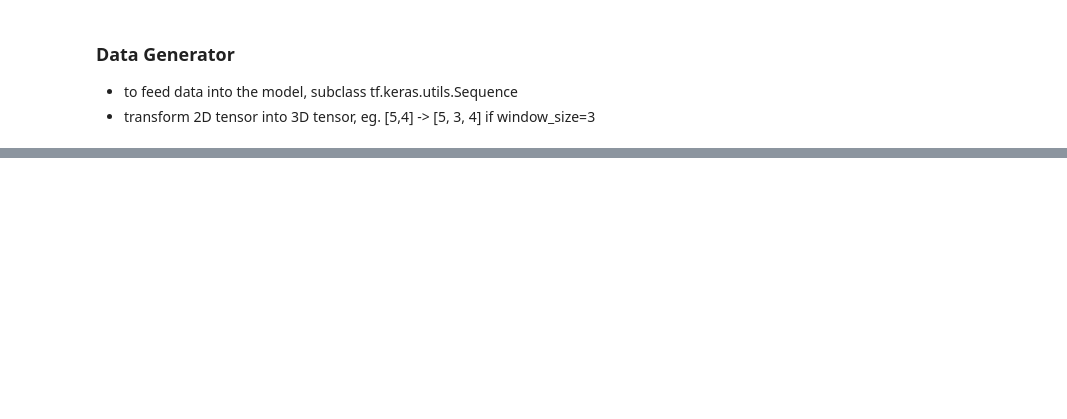
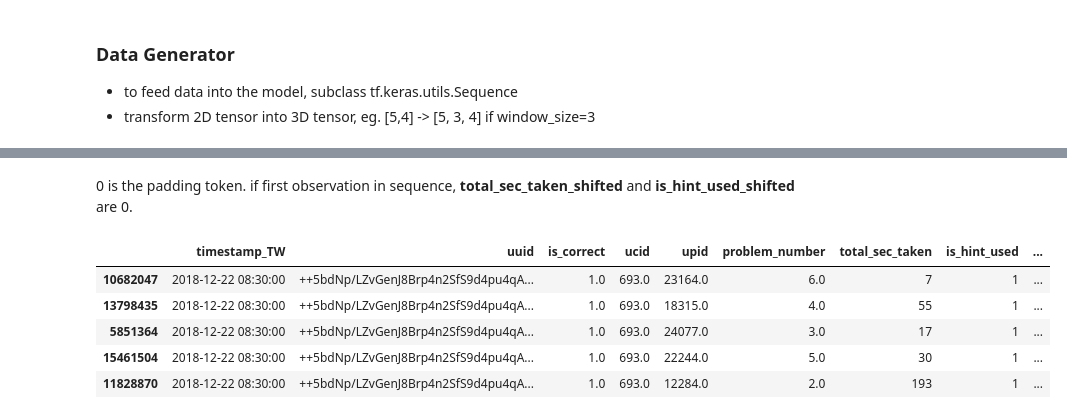
Before and after one commit to timmmlim/bt4103-junyi, a Jupyter notebook: Transformer Prediction.ipynb, the cells around one changed output, grey strips where cells are left out. Drawn from its saved outputs; the diff is of its cells as text; code cells hidden in the pictures; blank space fills up the shorter version.

```diff
--- a/Transformer Prediction.ipynb
+++ b/Transformer Prediction.ipynb
@@ -157,6 +205,3 @@ user_dict = {uuid: u.drop(columns=['uuid', 'timestamp_TW', 'total_sec_taken', 'i
 
 * to feed data into the model, subclass tf.keras.utils.Sequence
 * transform 2D tensor into 3D tensor, eg. [5,4] -> [5, 3, 4] if window_size=3
-# %%
-user_log_problem['is_correct'] = np.where(user_log_problem['is_correct'], 1, 0)
-user_log_problem['is_correct'].value_counts(normalize=True)
@@ -277,3 +311,15 @@ RiidSequence(user_dict , windows_size=30).user_example().head()
+# %% [markdown]
+0 is the padding token. if first observation in sequence, **total_sec_taken_shifted** and **is_hint_used_shifted** are 0.
+# %%
+uuid = user_log_problem.loc[10682047]['uuid']
+user_log_problem[user_log_problem['uuid']==uuid]
+# %% [output]
+|  | timestamp_TW | uuid | is_correct | ucid | upid | problem_number | total_sec_taken | is_hint_used | ... |
+| 10682047 | 2018-12-22 08:30:00 | ++5bdNp/LZvGenJ8Brp4n2SfS9d4pu4qA... | 1.0 | 693.0 | 23164.0 | 6.0 | 7 | 1 | ... |
+| 13798435 | 2018-12-22 08:30:00 | ++5bdNp/LZvGenJ8Brp4n2SfS9d4pu4qA... | 1.0 | 693.0 | 18315.0 | 4.0 | 55 | 1 | ... |
+| 5851364 | 2018-12-22 08:30:00 | ++5bdNp/LZvGenJ8Brp4n2SfS9d4pu4qA... | 1.0 | 693.0 | 24077.0 | 3.0 | 17 | 1 | ... |
+| 15461504 | 2018-12-22 08:30:00 | ++5bdNp/LZvGenJ8Brp4n2SfS9d4pu4qA... | 1.0 | 693.0 | 22244.0 | 5.0 | 30 | 1 | ... |
+| 11828870 | 2018-12-22 08:30:00 | ++5bdNp/LZvGenJ8Brp4n2SfS9d4pu4qA... | 1.0 | 693.0 | 12284.0 | 2.0 | 193 | 1 | ... |
 # %%
 x, y = RiidSequence(user_dict, windows_size=30)[0]
 x.shape, y.shape
```
Also changed, not shown: parts of 35 cells of this notebook, 1 other file.
